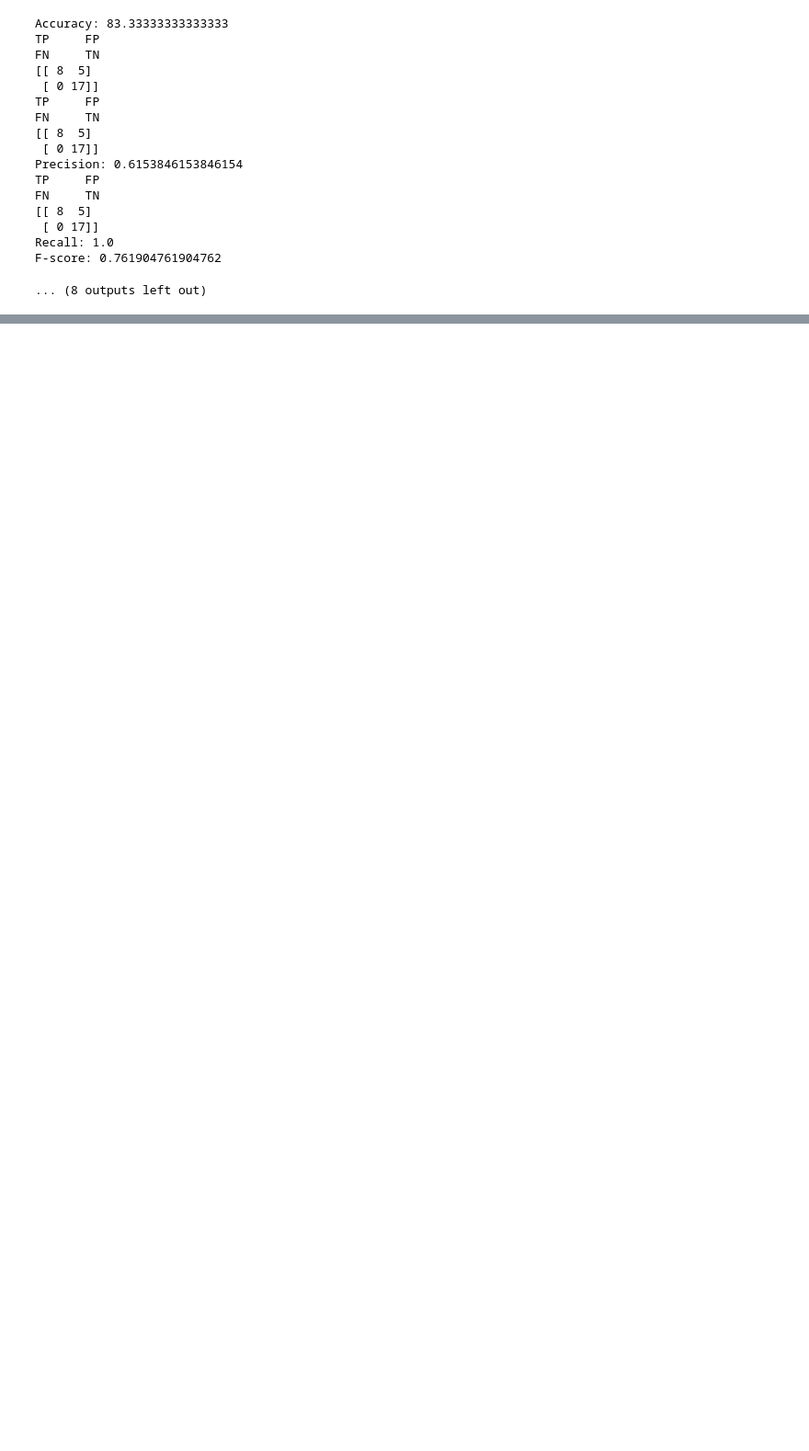
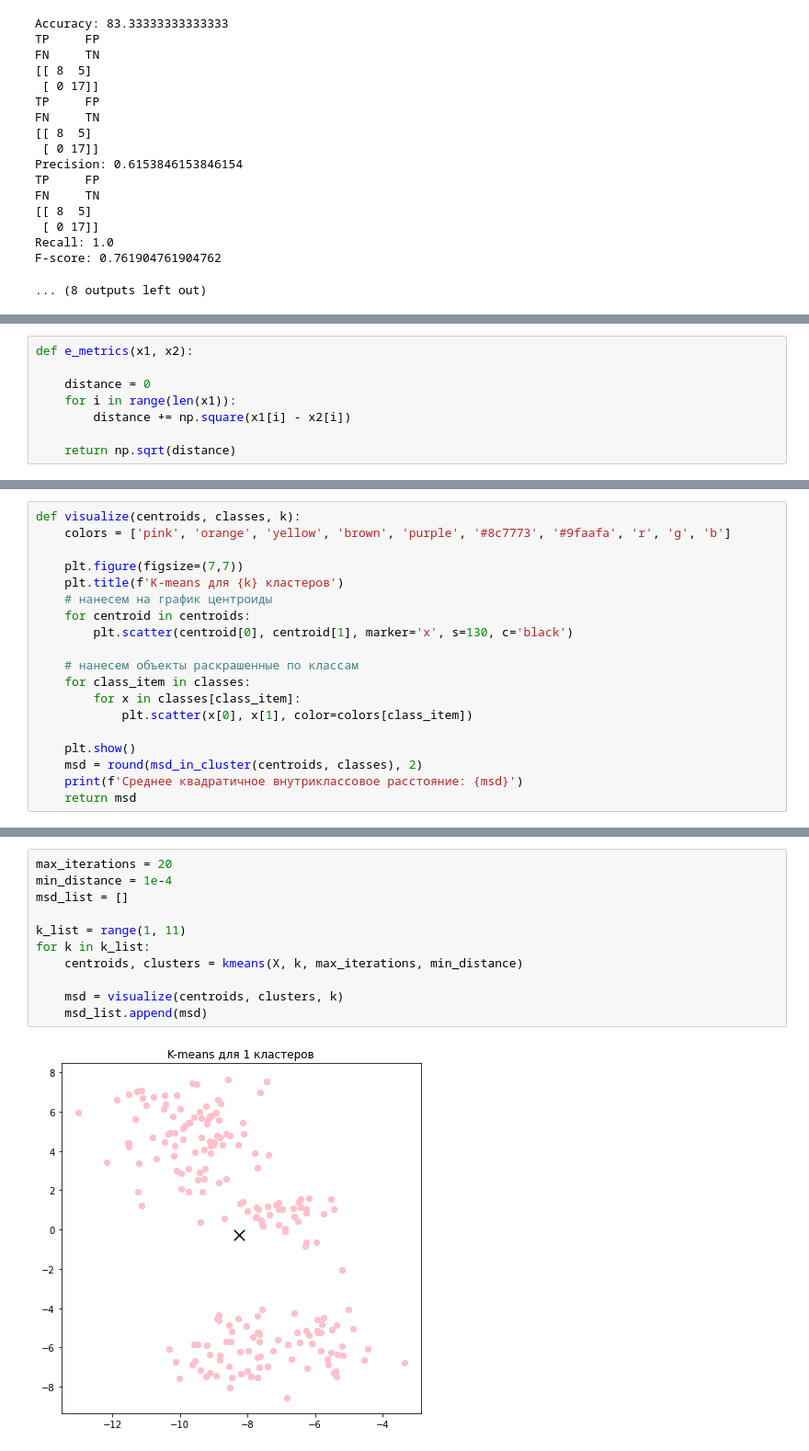
Before and after one commit to mr-Brain1201/Data_analysis_algorithms, a Jupyter notebook: Lesson_7.ipynb, the cells around one changed output, grey strips where cells are left out. Shown at 92% size. Cells and saved outputs as stored; diff of their text form; blank space fills up the shorter version.

```diff
--- a/Lesson_7.ipynb
+++ b/Lesson_7.ipynb
@@ -559,0 +571,8 @@ F-score: 0.8421052631578948
+# %%
+def e_metrics(x1, x2):
+
+    distance = 0
+    for i in range(len(x1)):
+        distance += np.square(x1[i] - x2[i])
+
+    return np.sqrt(distance)
@@ -559,0 +614,19 @@ F-score: 0.8421052631578948
+# %%
+def visualize(centroids, classes, k):
+    colors = ['pink', 'orange', 'yellow', 'brown', 'purple', '#8c7773', '#9faafa', 'r', 'g', 'b']
+
+    plt.figure(figsize=(7,7))
+    plt.title(f'K-means для {k} кластеров')
+    # нанесем на график центроиды
+    for centroid in centroids:
+        plt.scatter(centroid[0], centroid[1], marker='x', s=130, c='black')
+
+    # нанесем объекты раскрашенные по классам
+    for class_item in classes:
+        for x in classes[class_item]:
+            plt.scatter(x[0], x[1], color=colors[class_item])
+
+    plt.show()
+    msd = round(msd_in_cluster(centroids, classes), 2)
+    print(f'Среднее квадратичное внутриклассовое расстояние: {msd}')
+    return msd
@@ -559,0 +644,13 @@ F-score: 0.8421052631578948
+# %%
+max_iterations = 20
+min_distance = 1e-4
+msd_list = []
+
+k_list = range(1, 11)
+for k in k_list:
+    centroids, clusters = kmeans(X, k, max_iterations, min_distance)
+
+    msd = visualize(centroids, clusters, k)
+    msd_list.append(msd)
+# %% [output]
+[figure, added]
```
Also changed, not shown: parts of 12 cells of this notebook.
